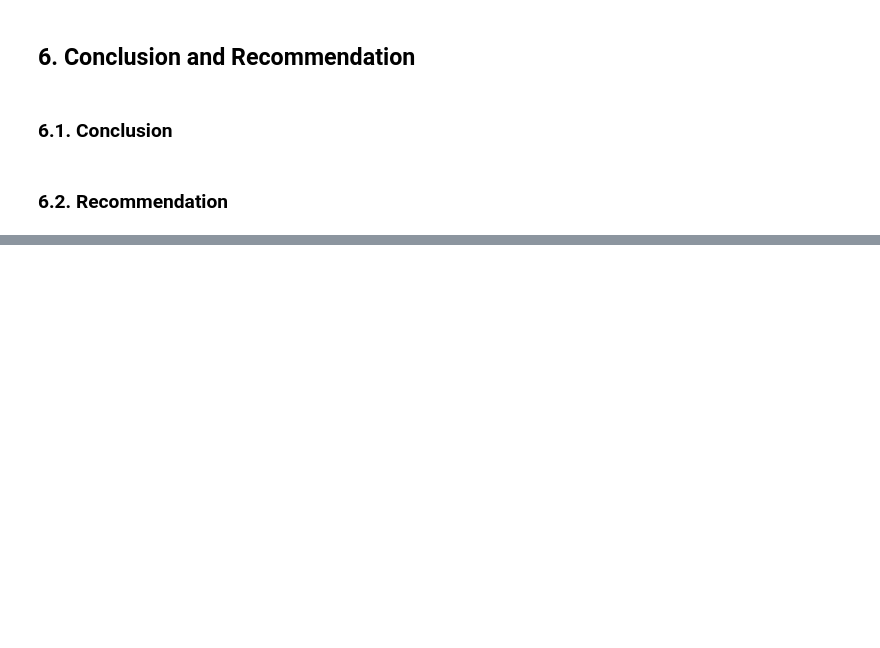
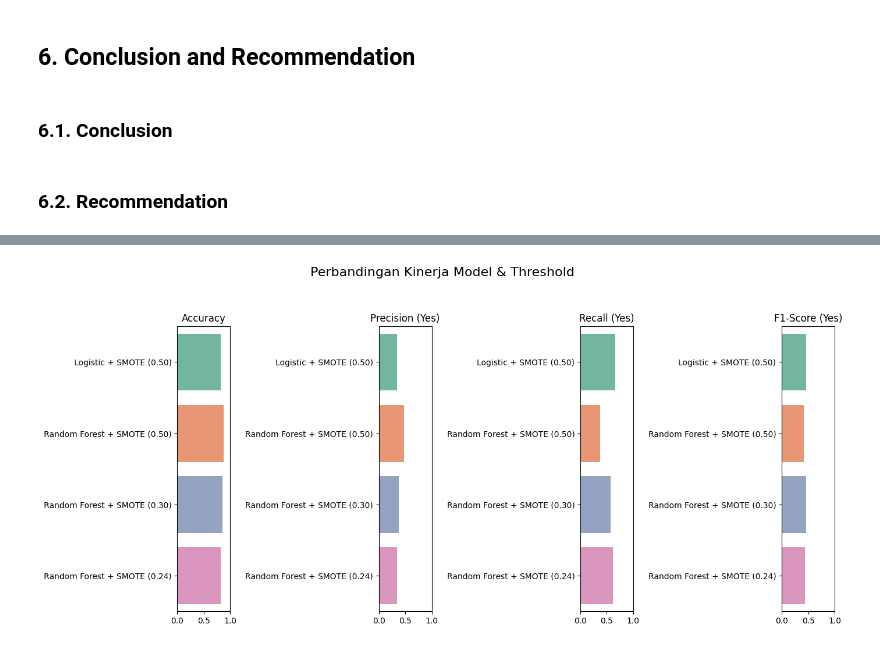
Before and after one commit to purbaronny/prwdhk-ds-group-final, a Jupyter notebook: src/solution.ipynb, the cells around one changed output, grey strips where cells are left out. Cells and saved outputs as stored; diff of their text form; code cells hidden in the pictures; blank space fills up the shorter version.

```diff
--- a/src/solution.ipynb
+++ b/src/solution.ipynb
@@ -584,0 +846,39 @@ Data akan disimpan di **../data/revision/bank-additional-full-eda.csv**
+# %%
+import pandas as pd
+import matplotlib.pyplot as plt
+import seaborn as sns
+
+# Data
+data = {
+    'Model': [
+        'Logistic + SMOTE (0.50)',
+        'Random Forest + SMOTE (0.50)',
+        'Random Forest + SMOTE (0.30)',
+        'Random Forest + SMOTE (0.24)'
+    ],
+    'Accuracy': [0.82, 0.88, 0.85, 0.82],
+    'Precision (Yes)': [0.35, 0.48, 0.38, 0.34],
+    'Recall (Yes)': [0.66, 0.38, 0.57, 0.62],
+    'F1-Score (Yes)': [0.46, 0.42, 0.46, 0.44]
+}
+
+df_compare = pd.DataFrame(data)
+
+# Plot
+metrics = ['Accuracy', 'Precision (Yes)', 'Recall (Yes)', 'F1-Score (Yes)']
+plt.figure(figsize=(14, 6))
+
+for i, metric in enumerate(metrics, 1):
+    plt.subplot(1, 4, i)
+    sns.barplot(data=df_compare, x=metric, y='Model', hue='Model', palette='Set2', legend=False)
+    plt.title(metric)
+    plt.xlim(0, 1)
+    plt.xlabel("")
+    plt.ylabel("")
+    plt.tight_layout()
+
+plt.suptitle("Perbandingan Kinerja Model & Threshold", fontsize=16, y=1.05)
+plt.tight_layout()
+plt.show()
+# %% [output]
+[figure, added]
```
Also changed, not shown: parts of 38 cells of this notebook.
